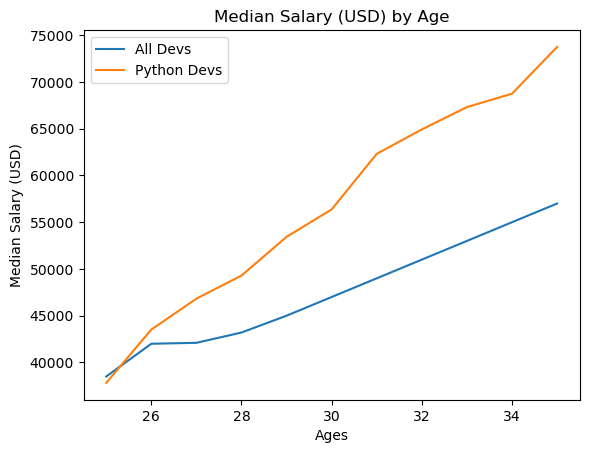
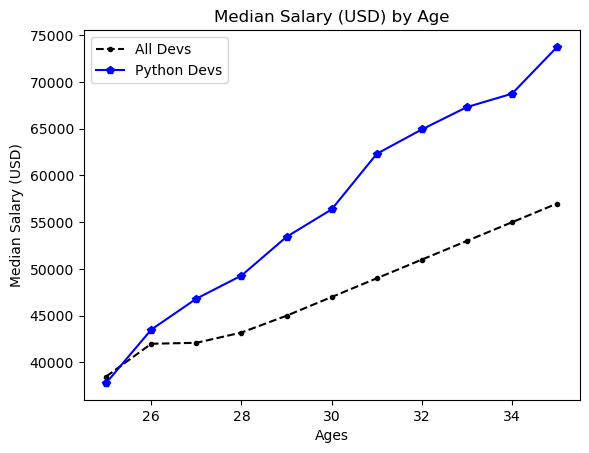
The change to this notebook cell's code, shown as a diff; its figure went from the first image to the second:
--- before
+++ after
@@ -1,4 +1,6 @@
-plt.plot(dev_x,dev_y, label="All Devs")
-plt.plot(dev_x,py_dev_y, label="Python Devs")
+# plt.plot(dev_x,dev_y,"k--", label="All Devs")
+# plt.plot(dev_x,py_dev_y,"b", label="Python Devs") instead of doing like this we can do in an another way
+plt.plot(dev_x,dev_y,color="k", linestyle="--",marker=".", label="All Devs")
+plt.plot(dev_x,py_dev_y,color="b", linestyle="-",marker="p", label="Python Devs")
 plt.title("Median Salary (USD) by Age")
 plt.xlabel("Ages")

Commit: MatPlotLib/test.ipynb: learnt how to add format strings and adding the markers